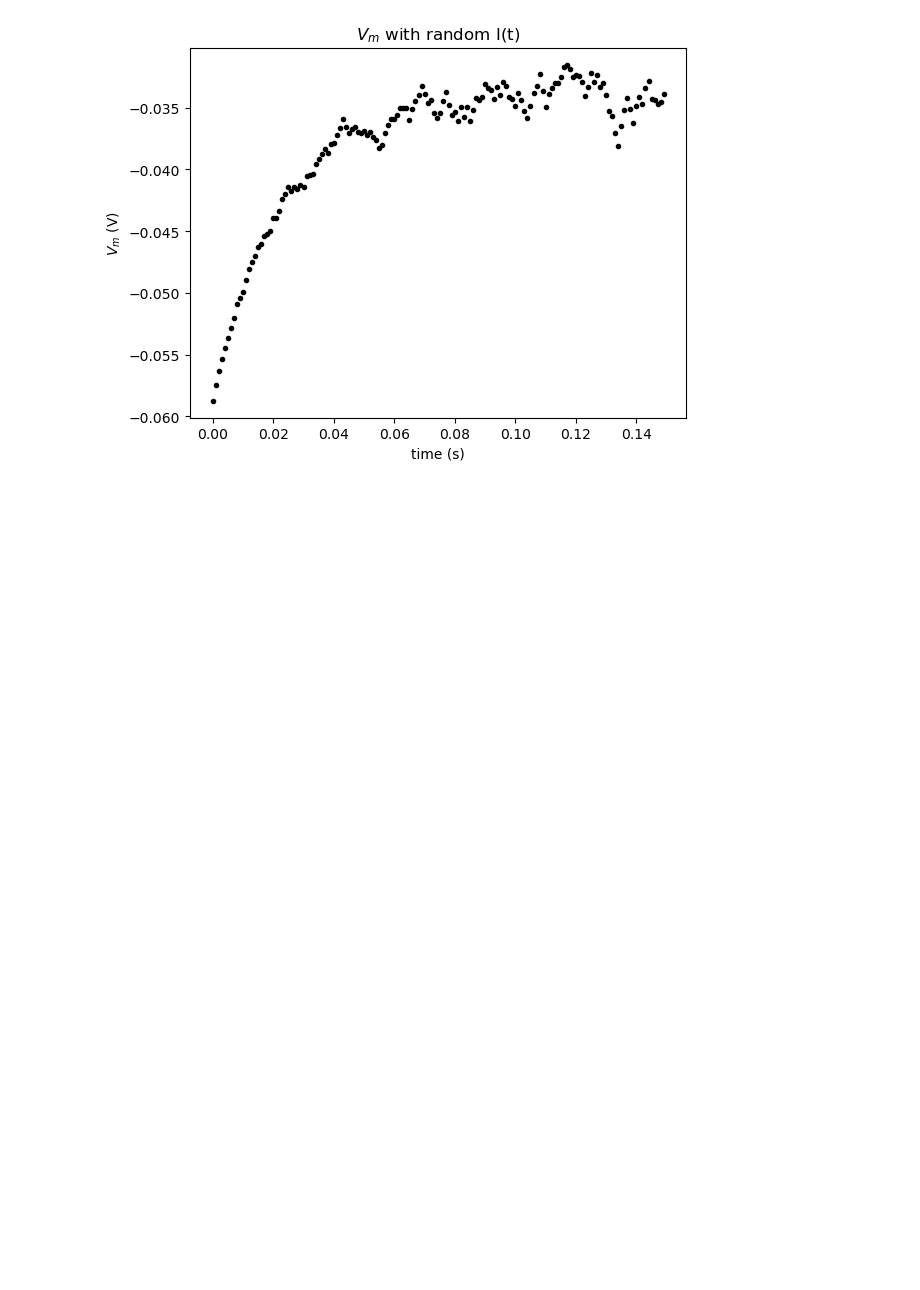
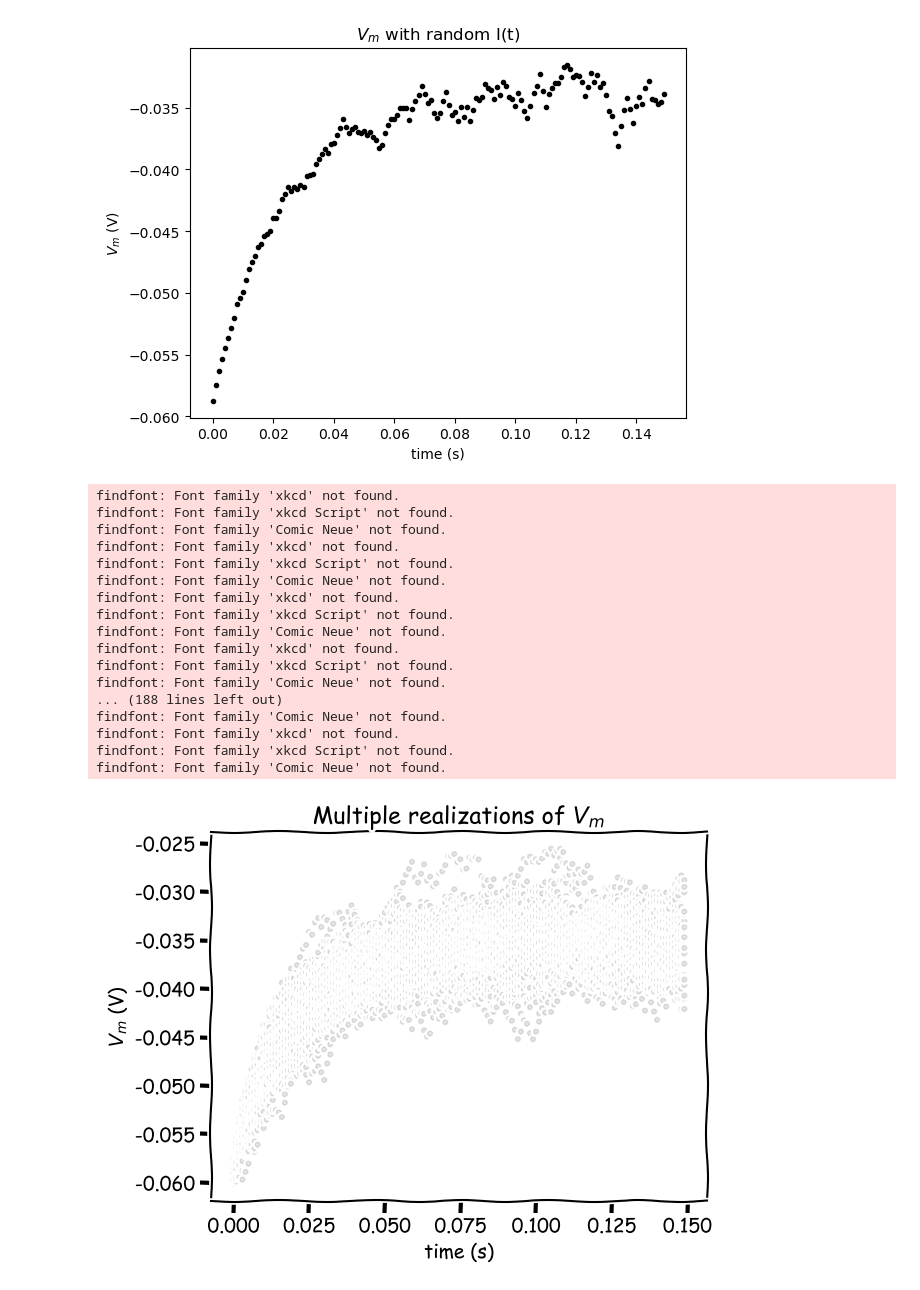
Before and after one commit to 322Simon/Neuromatchacademy, a Jupyter notebook: LIF_Neuron_Part_I.ipynb, the cells around one changed output. Cells and saved outputs as stored; diff of their text form; code cells hidden in the pictures; blank space fills up the shorter version.

```diff
--- a/LIF_Neuron_Part_I.ipynb
+++ b/LIF_Neuron_Part_I.ipynb
@@ -190,3 +190,60 @@ for step in range(step_end):
 plt.show()
 # %% [output]
 [figure]
+# %%
+# Set random number generator
+np.random.seed(2020)
+
+# Initialize step_end and n
+step_end = int(t_max / dt)
+n = 50
+
+# Intiatialize the list v_n with 50 values of membrane leak potential el
+v_n = [el] * n
+
+with plt.xkcd():
+  # Initialize the figure
+  plt.figure()
+  plt.title('Multiple realizations of $V_m$')
+  plt.xlabel('time (s)')
+  plt.ylabel('$V_m$ (V)')
+
+  # Loop for step_end steps
+  for step in range(step_end):
+
+    # Compute value of t
+    t = step * dt
+
+    # Loop for n simulations
+    for j in range(0, n):
+
+      # Compute value of i at this time step
+      i = i_mean * (1 + 0.1 * (t_max/dt)**(0.5) * (2* np.random.random() - 1))
+
+      # Compute value of v for this simulation
+      v_n[j] = v_n[j] + (dt/tau) * (el - v_n[j] + r*i)
+
+    # Plot all simulations (use alpha = 0.1 to make each marker slightly transparent)
+    plt.plot([t] * n , v_n, 'k.', alpha=0.1)
+
+  # Display plot
+  plt.show()
+# %% [output]
+findfont: Font family 'xkcd' not found.
+findfont: Font family 'xkcd Script' not found.
+findfont: Font family 'Comic Neue' not found.
+findfont: Font family 'xkcd' not found.
+findfont: Font family 'xkcd Script' not found.
+findfont: Font family 'Comic Neue' not found.
+findfont: Font family 'xkcd' not found.
+findfont: Font family 'xkcd Script' not found.
+findfont: Font family 'Comic Neue' not found.
+findfont: Font family 'xkcd' not found.
+findfont: Font family 'xkcd Script' not found.
+findfont: Font family 'Comic Neue' not found.
+... (188 lines left out)
+findfont: Font family 'Comic Neue' not found.
+findfont: Font family 'xkcd' not found.
+findfont: Font family 'xkcd Script' not found.
+findfont: Font family 'Comic Neue' not found.
+[figure, added]
```
Also changed, not shown: parts of 3 cells of this notebook.
